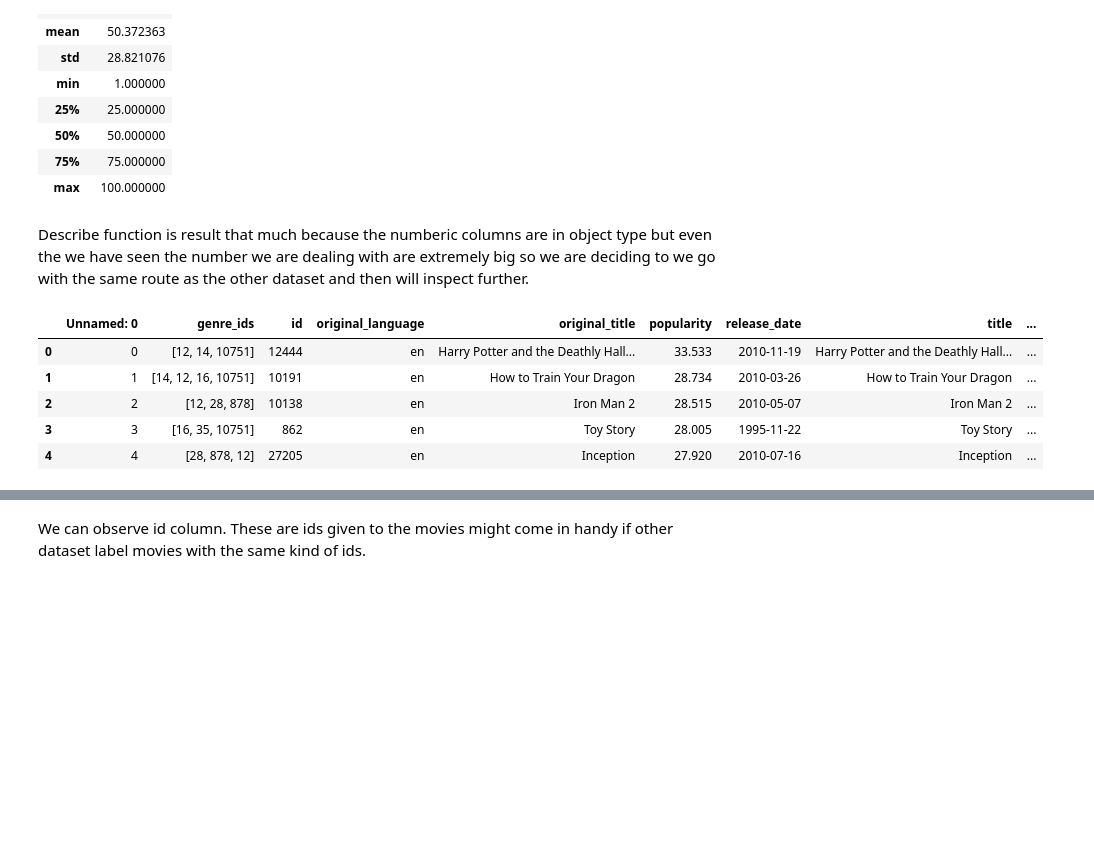
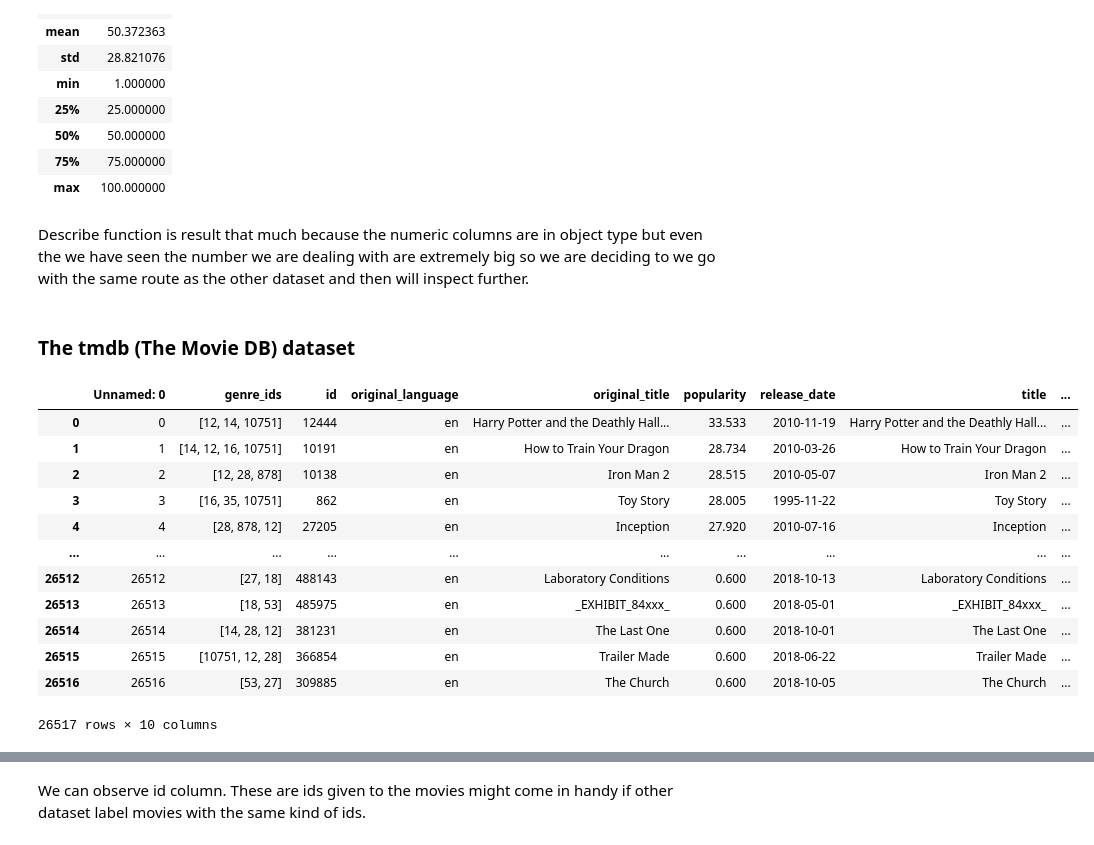
Before and after one commit to Rodgerdev/movies_data_project, a Jupyter notebook: phase 2 project.ipynb, the cells around one changed output, grey strips where cells are left out. Saved outputs shown, nothing was run; the diff lists cells and outputs as text; code cells hidden in the pictures; blank space fills up the shorter version.

```diff
--- a/phase 2 project.ipynb
+++ b/phase 2 project.ipynb
@@ -192,13 +198,22 @@ df_tn.describe()
 | 75% | 75.000000 |
 | max | 100.000000 |
 # %% [markdown]
-Describe function is result that much because the numberic columns are in object type but even the we have seen the number we are dealing with are extremely big so we are deciding to we go with the same route as the other dataset and then will inspect further.
+Describe function is result that much because the numeric columns are in object type but even the we have seen the number we are dealing with are extremely big so we are deciding to we go with the same route as the other dataset and then will inspect further.
+# %% [markdown]
+### The tmdb (The Movie DB) dataset
 # %%
-df_tmdb.head()
+df_tmdb
 # %% [output]
 |  | Unnamed: 0 | genre_ids | id | original_language | original_title | popularity | release_date | title | ... |
 | 0 | 0 | [12, 14, 10751] | 12444 | en | Harry Potter and the Deathly Hall... | 33.533 | 2010-11-19 | Harry Potter and the Deathly Hall... | ... |
 | 1 | 1 | [14, 12, 16, 10751] | 10191 | en | How to Train Your Dragon | 28.734 | 2010-03-26 | How to Train Your Dragon | ... |
 | 2 | 2 | [12, 28, 878] | 10138 | en | Iron Man 2 | 28.515 | 2010-05-07 | Iron Man 2 | ... |
 | 3 | 3 | [16, 35, 10751] | 862 | en | Toy Story | 28.005 | 1995-11-22 | Toy Story | ... |
 | 4 | 4 | [28, 878, 12] | 27205 | en | Inception | 27.920 | 2010-07-16 | Inception | ... |
+| ... | ... | ... | ... | ... | ... | ... | ... | ... | ... |
+| 26512 | 26512 | [27, 18] | 488143 | en | Laboratory Conditions | 0.600 | 2018-10-13 | Laboratory Conditions | ... |
+| 26513 | 26513 | [18, 53] | 485975 | en | _EXHIBIT_84xxx_ | 0.600 | 2018-05-01 | _EXHIBIT_84xxx_ | ... |
+| 26514 | 26514 | [14, 28, 12] | 381231 | en | The Last One | 0.600 | 2018-10-01 | The Last One | ... |
+| 26515 | 26515 | [10751, 12, 28] | 366854 | en | Trailer Made | 0.600 | 2018-06-22 | Trailer Made | ... |
+| 26516 | 26516 | [53, 27] | 309885 | en | The Church | 0.600 | 2018-10-05 | The Church | ... |
+26517 rows × 10 columns
```
Also changed, not shown: parts of 133 cells of this notebook, 2 other files.
